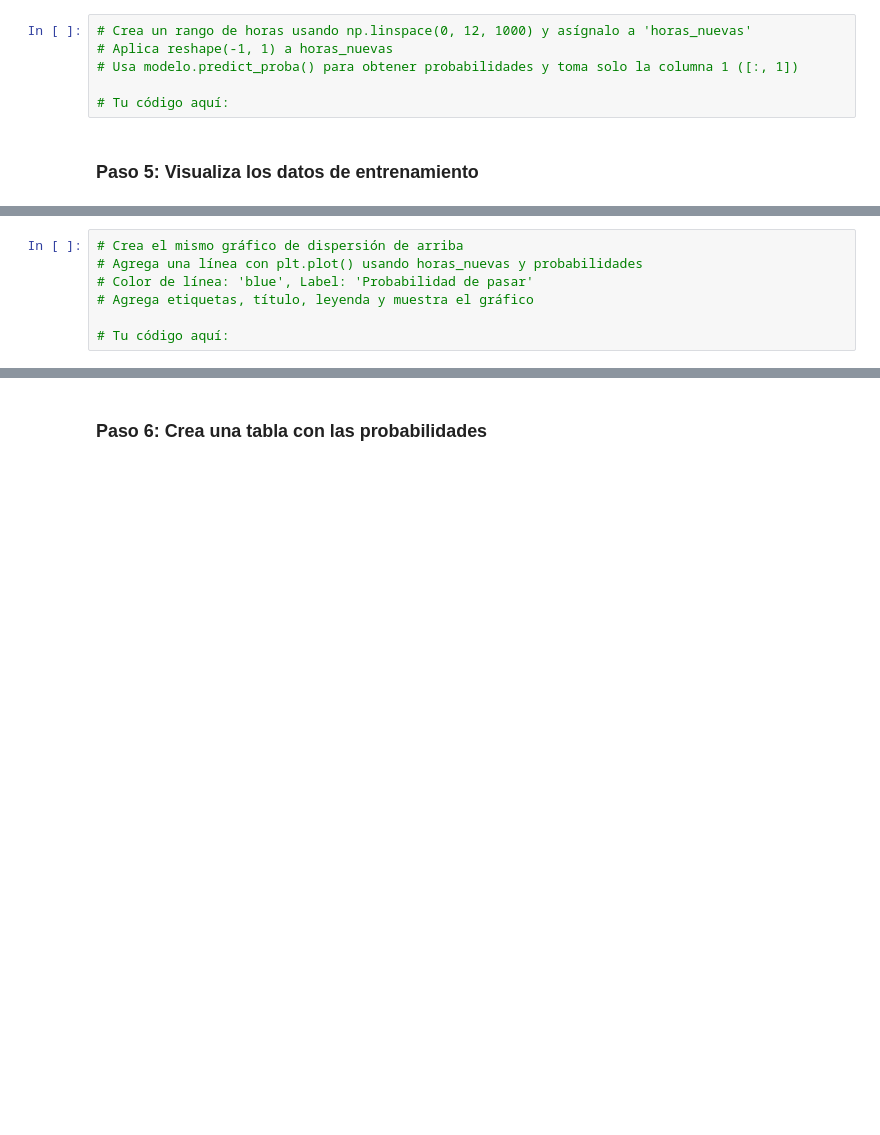
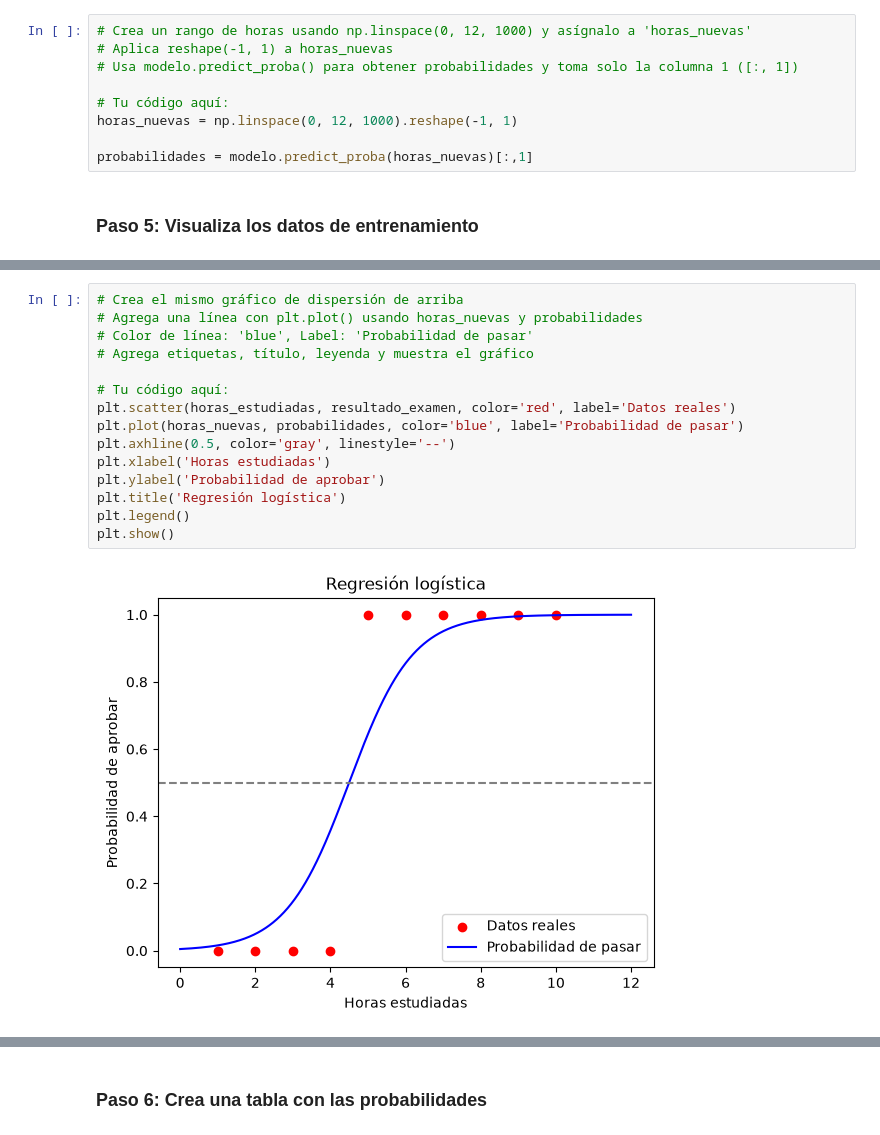
Before and after one commit to damcb1/IA-Workshop-Modelos-Clasificacion, a Jupyter notebook: ejemplo_regresion_logistica.ipynb, the cells around one changed output, grey strips where cells are left out. Saved outputs shown, nothing was run; the diff lists cells and outputs as text; blank space fills up the shorter version.

```diff
--- a/ejemplo_regresion_logistica.ipynb
+++ b/ejemplo_regresion_logistica.ipynb
@@ -41,6 +54,9 @@
 # Usa modelo.predict_proba() para obtener probabilidades y toma solo la columna 1 ([:, 1])
 
 # Tu código aquí:
+horas_nuevas = np.linspace(0, 12, 1000).reshape(-1, 1)
+
+probabilidades = modelo.predict_proba(horas_nuevas)[:,1]
 # %% [markdown]
 ### Paso 5: Visualiza los datos de entrenamiento
 # %%
@@ -53,10 +77,20 @@
 # %%
 # Crea el mismo gráfico de dispersión de arriba
 # Agrega una línea con plt.plot() usando horas_nuevas y probabilidades
 # Color de línea: 'blue', Label: 'Probabilidad de pasar'
 # Agrega etiquetas, título, leyenda y muestra el gráfico
 
 # Tu código aquí:
+plt.scatter(horas_estudiadas, resultado_examen, color='red', label='Datos reales')
+plt.plot(horas_nuevas, probabilidades, color='blue', label='Probabilidad de pasar')
+plt.axhline(0.5, color='gray', linestyle='--')
+plt.xlabel('Horas estudiadas')
+plt.ylabel('Probabilidad de aprobar')
+plt.title('Regresión logística')
+plt.legend()
+plt.show()
+# %% [output]
+[figure, added]
 # %%
 # Imprime el intercepto usando modelo.intercept_[0]
 # Imprime el coeficiente usando modelo.coef_[0][0]
```
Also changed, not shown: parts of 13 cells of this notebook, 1 other file.
